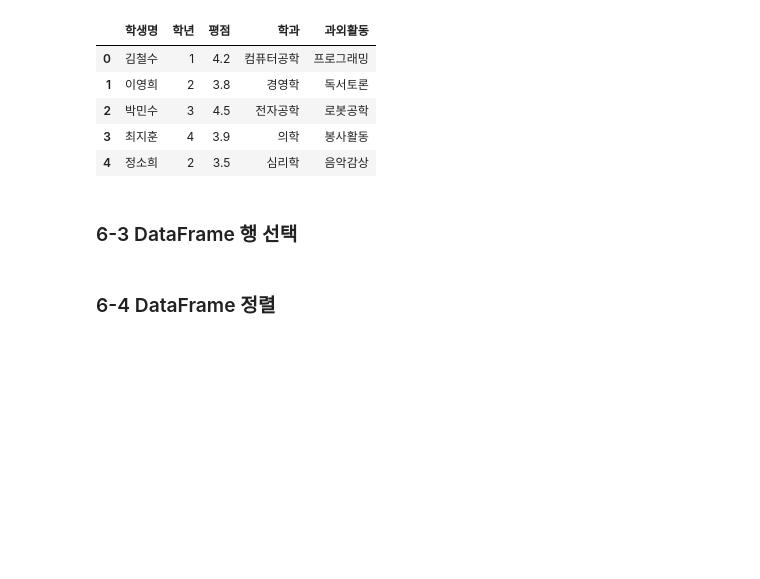
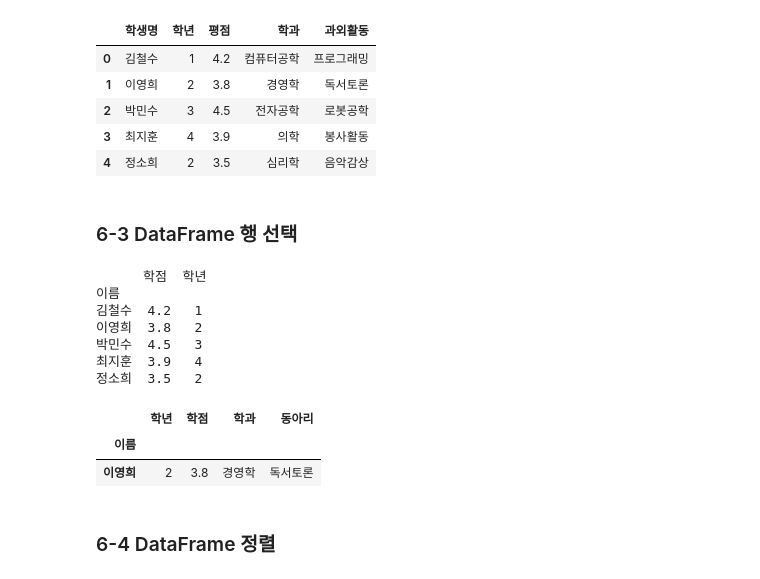
Before and after one commit to y0ening/Data-Analysis-with-Open-Source, a Jupyter notebook: 오픈소스_데이터_분석_6강.ipynb, the cells around one changed output. Drawn from its saved outputs; the diff is of its cells as text; code cells hidden in the pictures; blank space fills up the shorter version.

```diff
--- a/오픈소스_데이터_분석_6강.ipynb
+++ b/오픈소스_데이터_분석_6강.ipynb
@@ -95,3 +77,50 @@ data = {
+# %%
+import pandas as pd
+
+data = {
+    "이름": ["김철수", "이영희", "박민수", "최지훈", "정소희"],
+    "학년": [1, 2, 3, 4, 2],
+    "학점": [4.2, 3.8, 4.5, 3.9, 3.5],
+    "학과": ["컴퓨터공학", "경영학", "전자공학", "의학", "심리학"],
+    "동아리": ["프로그래밍", "독서토론", "로봇공학", "봉사활동", "음악감상"]
+}
+
+#DataFrame 인덱스 지정
+df = pd.DataFrame(data)
+df = df.set_index('이름')
+df
+#dataframe 생성. 인덱스 지정이 필요한 이유->ex.위 셀의 예시로 학생의 이름으로 행을 지정하고자 할 때 사용
+
+#DataFrame 행 선택
+df.loc['김철수']
+df.loc[['김철수', '이영희']]
+df.loc['김철수':'박민수']
+#set_index 사용하지 않았으면 숫자로 표현 했어야 함
+#DataFrame 위치 기반 행 선택
+df.iloc[1]
+df.iloc[[2,3]]
+df.iloc[1:3]
+#0부터 시작이기 때문에 두번째 지정은 1로 해야함
+#DataFrame 조건 기반 선택
+df.loc[[True, False, True, False, False]] #레코드 수와 동일 해야함 여기서는 학생 수와 동일
+print(df[['학점', '학년']]) #좀 더 자세히 볼 수 있음 확인 가능용 표
+#df['학점']>=4.0 # True, False 로 표기 됨
+df.loc[df['학점'] >= 4.0] #같은 표에 학점 표기 됨
+df[df['학년']==2] #데이터 베이스에 있는 인덱싱을 이용해도 같은 결과 값이 표기 됨 학년이 2학년인 것만 결과값으로 도출
+df[(df['학년'] ==2) & (df['학점'] >=3.7)] #여러가지의 조건 일 때
+
+#불리언 인덱스 True, False !대소문자 구별 꼭 해주기! 오류 발생
+# %% [output]
+      학점  학년
+이름
+김철수  4.2   1
+이영희  3.8   2
+박민수  4.5   3
+최지훈  3.9   4
+정소희  3.5   2
+|  | 학년 | 학점 | 학과 | 동아리 |
+| 이름 |  |  |  |  |
+| 이영희 | 2 | 3.8 | 경영학 | 독서토론 |
 # %% [markdown]
 ### 6-4 DataFrame 정렬
 # %%
```
Also changed, not shown: parts of 1 cell of this notebook.
